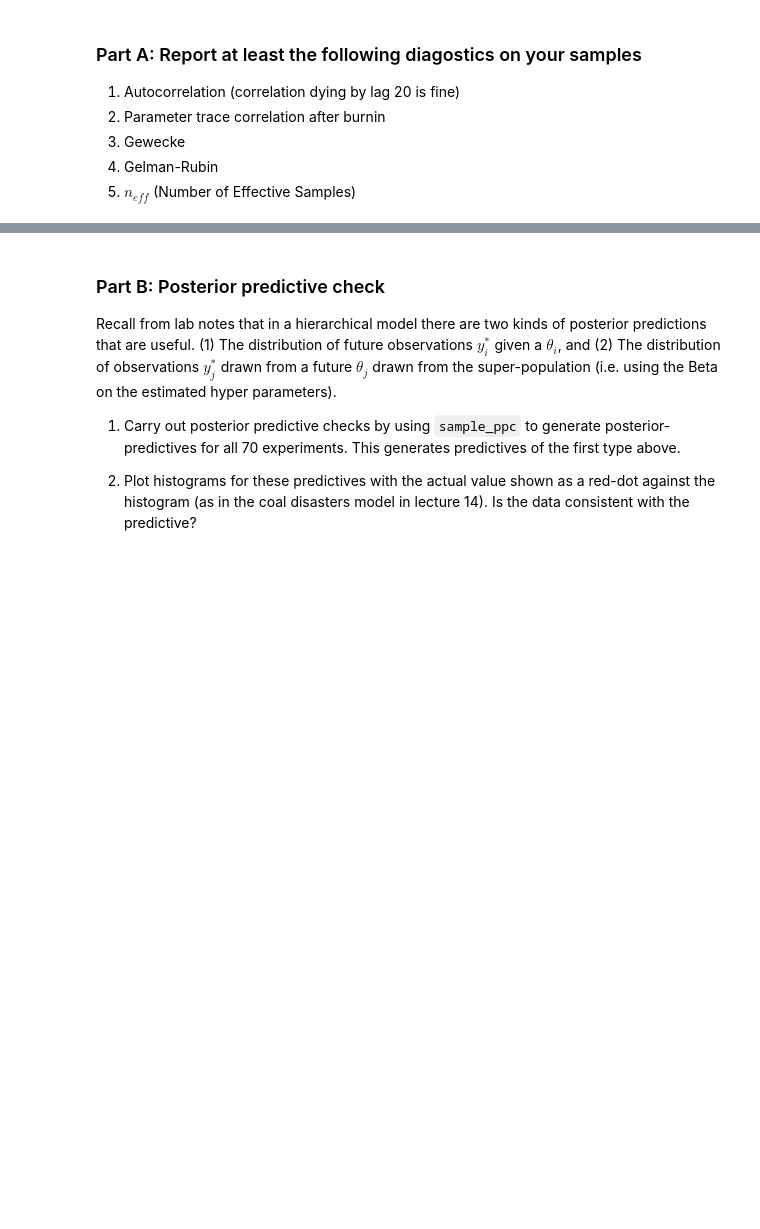
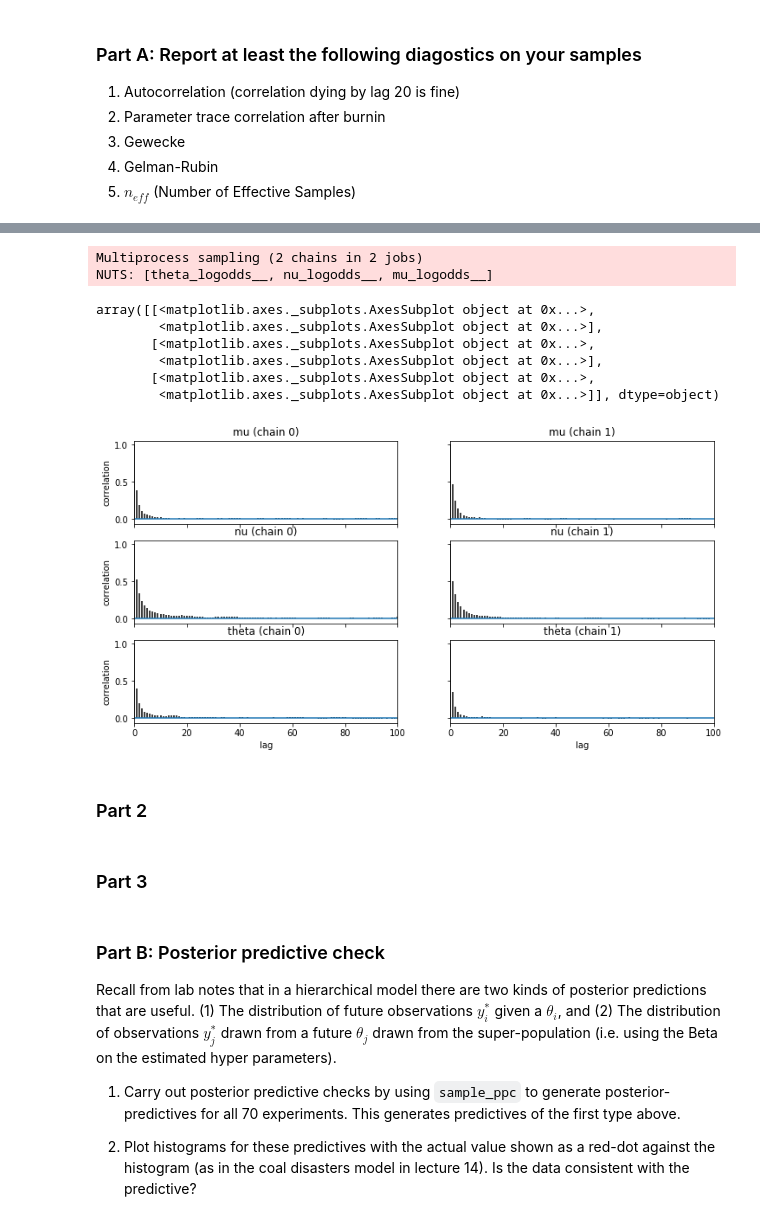
Before and after one commit to bohno1/AM207_HW7, a Jupyter notebook: AM207_HW7.ipynb, the cells around one changed output, grey strips where cells are left out. Cells and saved outputs as stored; diff of their text form; code cells hidden in the pictures; blank space fills up the shorter version.

Commit message:
part a

```diff
--- a/AM207_HW7.ipynb
+++ b/AM207_HW7.ipynb
@@ -484,0 +492,5 @@ tumordata="""0 20
+# %%
+tumortuples=[e.strip().split() for e in tumordata.split("\n")]
+tumory=np.array([np.int(e[0].strip()) for e in tumortuples if len(e) > 0])
+tumorn=np.array([np.int(e[1].strip()) for e in tumortuples if len(e) > 0])
+tumory, tumorn
@@ -484,0 +508,37 @@ tumordata="""0 20
+# %%
+with Model() as model:
+
+    mu = Beta('mu', 1, 1)
+    nu = Beta('nu', 1, 1)
+
+    alpha = Deterministic('alpha', mu * nu**(-2))
+    beta = Deterministic('beta', nu**(-2) - mu / nu**2)
+
+    theta = Beta('theta', alpha, beta, shape=70)
+
+    obs = Binomial('obs', n=shared(tumorn), p=theta, observed=tumory)
+# %%
+with model:
+
+    # instantiate sampler
+    step = pm.NUTS()
+
+    # draw 2000 posterior samples
+    samples = sample(50000, step=step)
+# %% [output]
+Multiprocess sampling (2 chains in 2 jobs)
+NUTS: [theta_logodds__, nu_logodds__, mu_logodds__]
+# %%
+samples_burnin = samples[5000:]
+# %%
+pm.autocorrplot(samples_burnin)
+# %% [output]
+array([[<matplotlib.axes._subplots.AxesSubplot object at 0x...>,
+        <matplotlib.axes._subplots.AxesSubplot object at 0x...>],
+       [<matplotlib.axes._subplots.AxesSubplot object at 0x...>,
+        <matplotlib.axes._subplots.AxesSubplot object at 0x...>],
+       [<matplotlib.axes._subplots.AxesSubplot object at 0x...>,
+        <matplotlib.axes._subplots.AxesSubplot object at 0x...>]], dtype=object)
+[figure, added]
+# %% [markdown]
+### Part 2
@@ -484,0 +548,2 @@ tumordata="""0 20
+# %% [markdown]
+### Part 3
```
Also changed, not shown: parts of 8 cells of this notebook.
